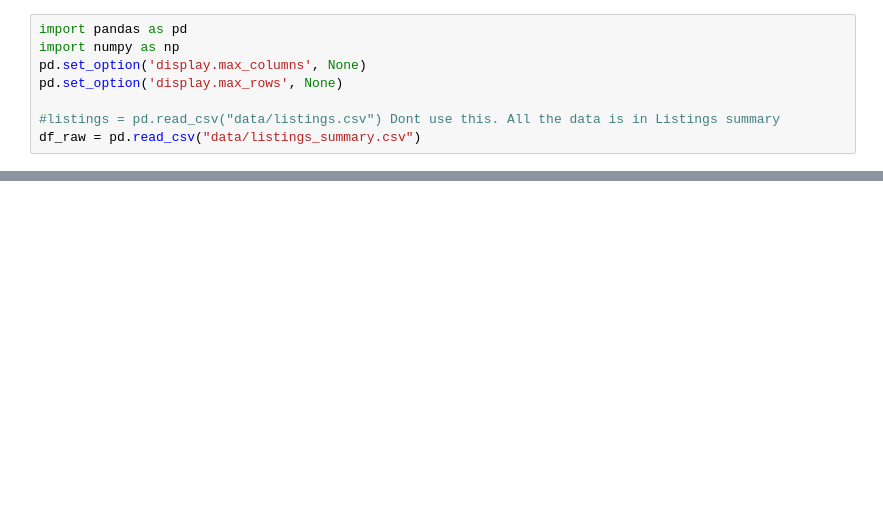
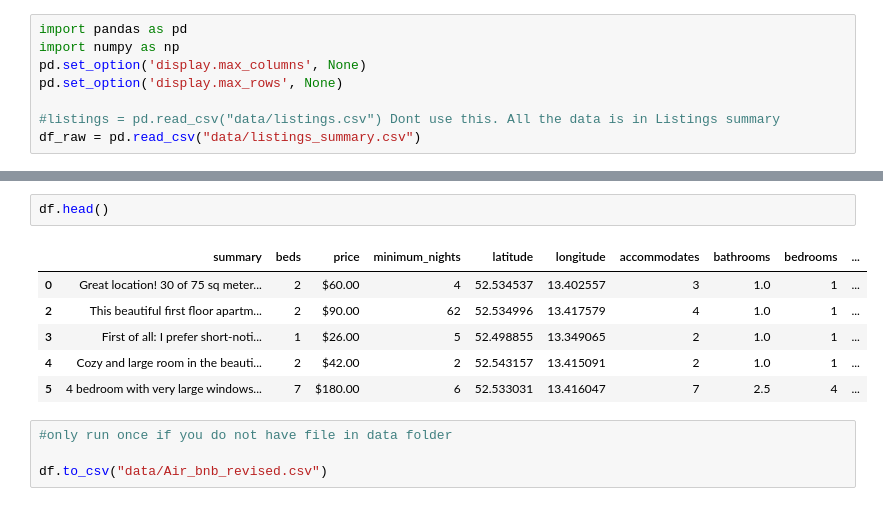
Before and after one commit to Air-bnb-Optimal-Price/DS, a Jupyter notebook: Notebook Folders/Data Engineering.ipynb, the cells around one changed output, grey strips where cells are left out. Cells and saved outputs as stored; diff of their text form; blank space fills up the shorter version.

```diff
--- a/Notebook Folders/Data Engineering.ipynb
+++ b/Notebook Folders/Data Engineering.ipynb
@@ -121,0 +123,13 @@ df.shape
+# %%
+df.head()
+# %% [output]
+|  | summary | beds | price | minimum_nights | latitude | longitude | accommodates | bathrooms | bedrooms | ... |
+| 0 | Great location! 30 of 75 sq meter... | 2 | $60.00 | 4 | 52.534537 | 13.402557 | 3 | 1.0 | 1 | ... |
+| 2 | This beautiful first floor apartm... | 2 | $90.00 | 62 | 52.534996 | 13.417579 | 4 | 1.0 | 1 | ... |
+| 3 | First of all: I prefer short-noti... | 1 | $26.00 | 5 | 52.498855 | 13.349065 | 2 | 1.0 | 1 | ... |
+| 4 | Cozy and large room in the beauti... | 2 | $42.00 | 2 | 52.543157 | 13.415091 | 2 | 1.0 | 1 | ... |
+| 5 | 4 bedroom with very large windows... | 7 | $180.00 | 6 | 52.533031 | 13.416047 | 7 | 2.5 | 4 | ... |
+# %%
+#only run once if you do not have file in data folder
+
+df.to_csv("data/Air_bnb_revised.csv")
```
Also changed, not shown: parts of 4 cells of this notebook, 3 other files.
